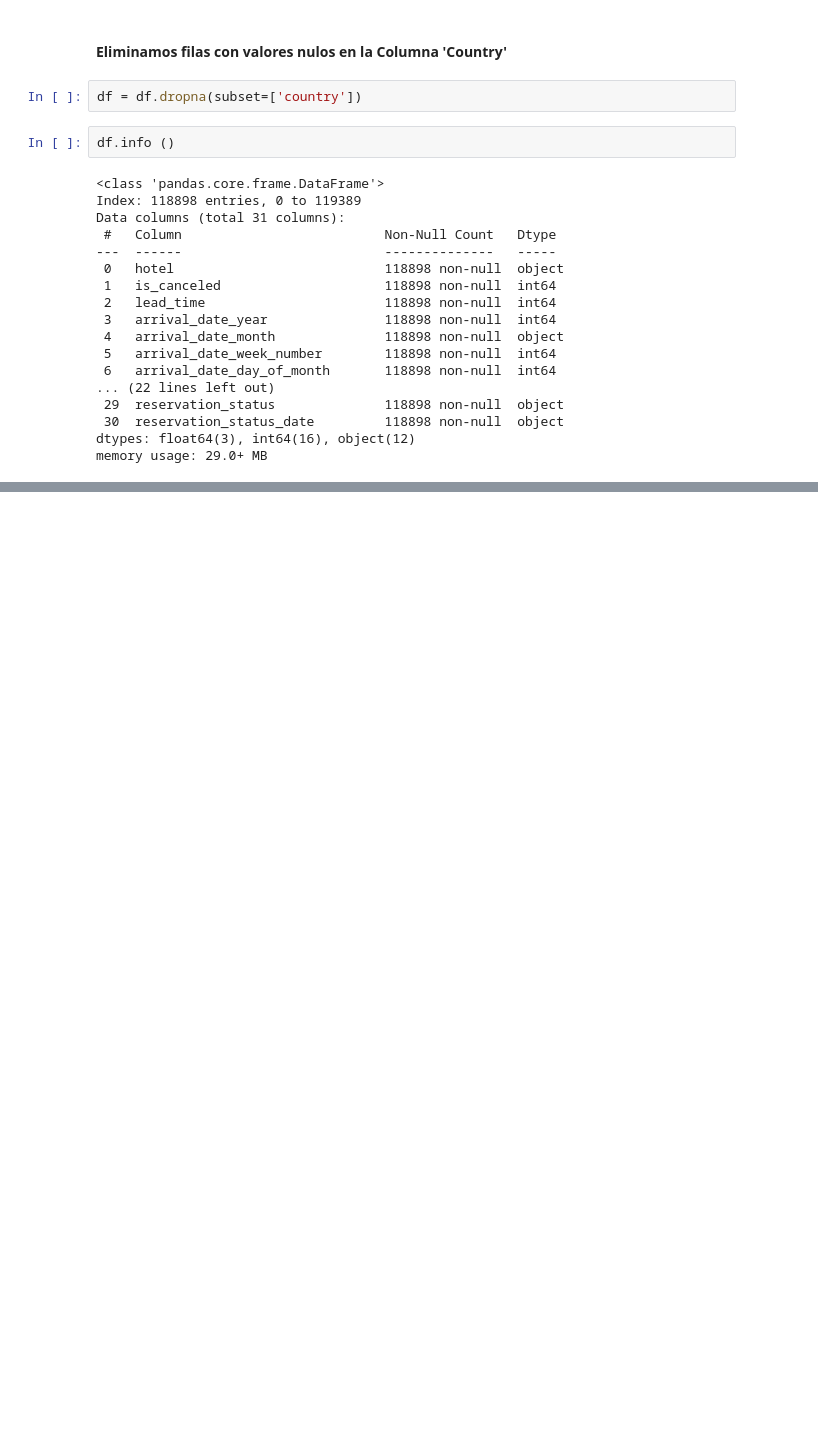
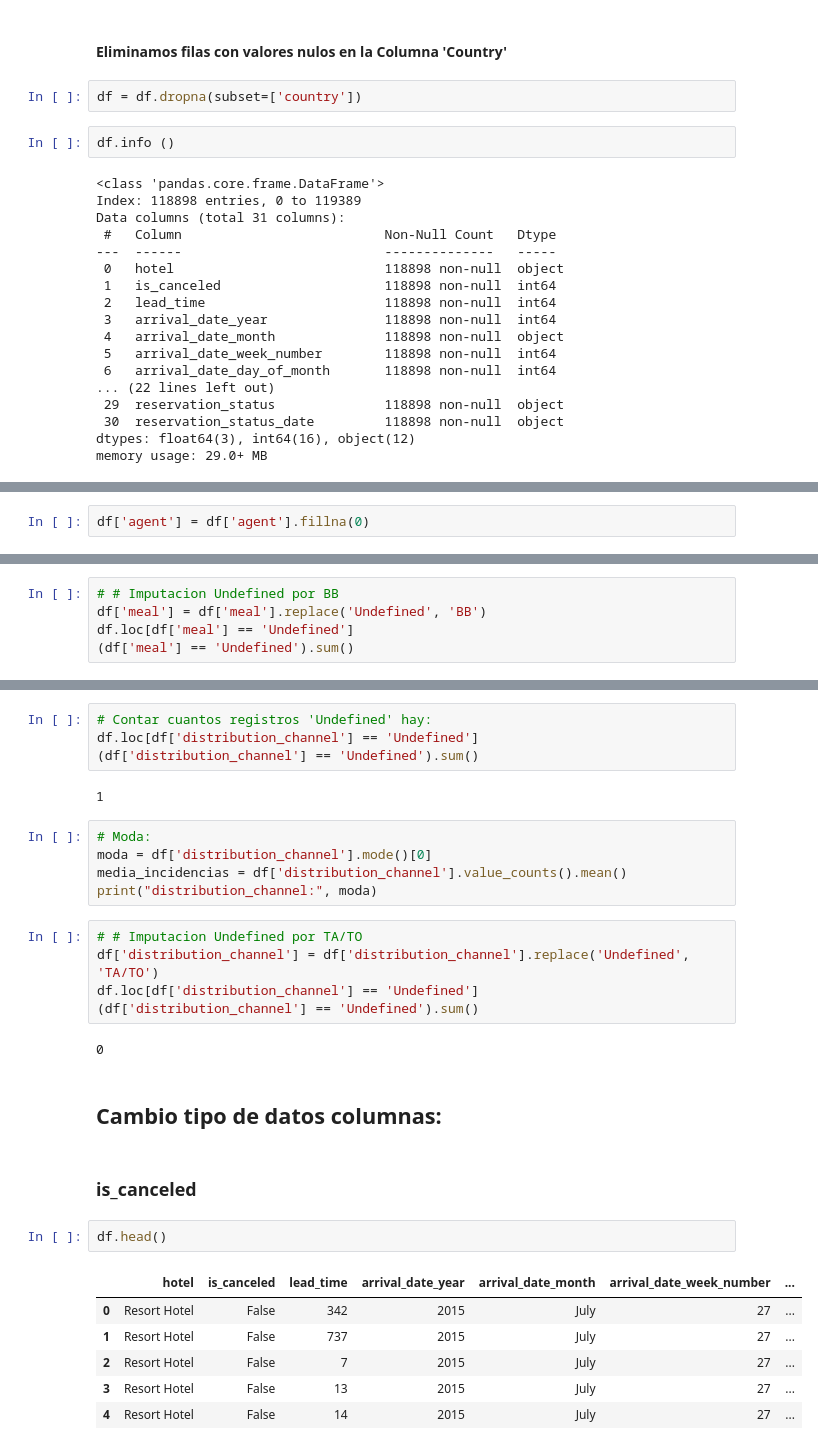
Before and after one commit to GuillermoDuMa/Reboot-Academy-Project-2-Hotel-Bookings, a Jupyter notebook: Data_Cleaning.ipynb, the cells around one changed output, grey strips where cells are left out. Drawn from its saved outputs; the diff is of its cells as text; blank space fills up the shorter version.

```diff
--- a/Data_Cleaning.ipynb
+++ b/Data_Cleaning.ipynb
@@ -198,0 +217,2 @@ memory usage: 29.0+ MB
+# %%
+df['agent'] = df['agent'].fillna(0)
@@ -198,0 +264,5 @@ memory usage: 29.0+ MB
+# %%
+# # Imputacion Undefined por BB
+df['meal'] = df['meal'].replace('Undefined', 'BB')
+df.loc[df['meal'] == 'Undefined']
+(df['meal'] == 'Undefined').sum()
@@ -198,0 +273,31 @@ memory usage: 29.0+ MB
+# %%
+# Contar cuantos registros 'Undefined' hay:
+df.loc[df['distribution_channel'] == 'Undefined']
+(df['distribution_channel'] == 'Undefined').sum()
+# %% [output]
+1
+# %%
+# Moda:
+moda = df['distribution_channel'].mode()[0]
+media_incidencias = df['distribution_channel'].value_counts().mean()
+print("distribution_channel:", moda)
+# %%
+# # Imputacion Undefined por TA/TO
+df['distribution_channel'] = df['distribution_channel'].replace('Undefined', 'TA/TO')
+df.loc[df['distribution_channel'] == 'Undefined']
+(df['distribution_channel'] == 'Undefined').sum()
+# %% [output]
+0
+# %% [markdown]
+## Cambio tipo de datos columnas:
+# %% [markdown]
+### is_canceled
+# %%
+df.head()
+# %% [output]
+|  | hotel | is_canceled | lead_time | arrival_date_year | arrival_date_month | arrival_date_week_number | ... |
+| 0 | Resort Hotel | False | 342 | 2015 | July | 27 | ... |
+| 1 | Resort Hotel | False | 737 | 2015 | July | 27 | ... |
+| 2 | Resort Hotel | False | 7 | 2015 | July | 27 | ... |
+| 3 | Resort Hotel | False | 13 | 2015 | July | 27 | ... |
+| 4 | Resort Hotel | False | 14 | 2015 | July | 27 | ... |
```
Also changed, not shown: parts of 45 cells of this notebook, 1 other file.
